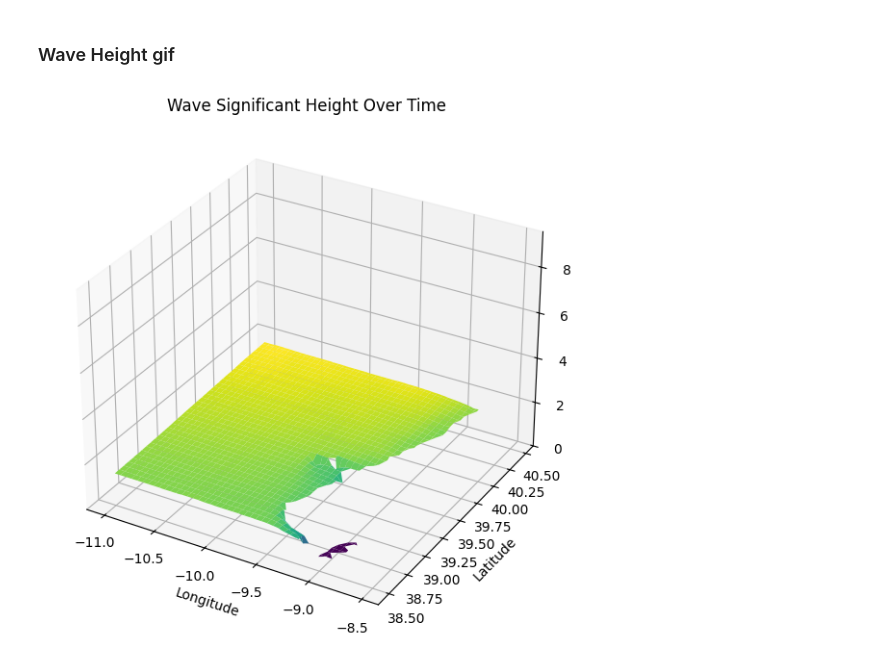
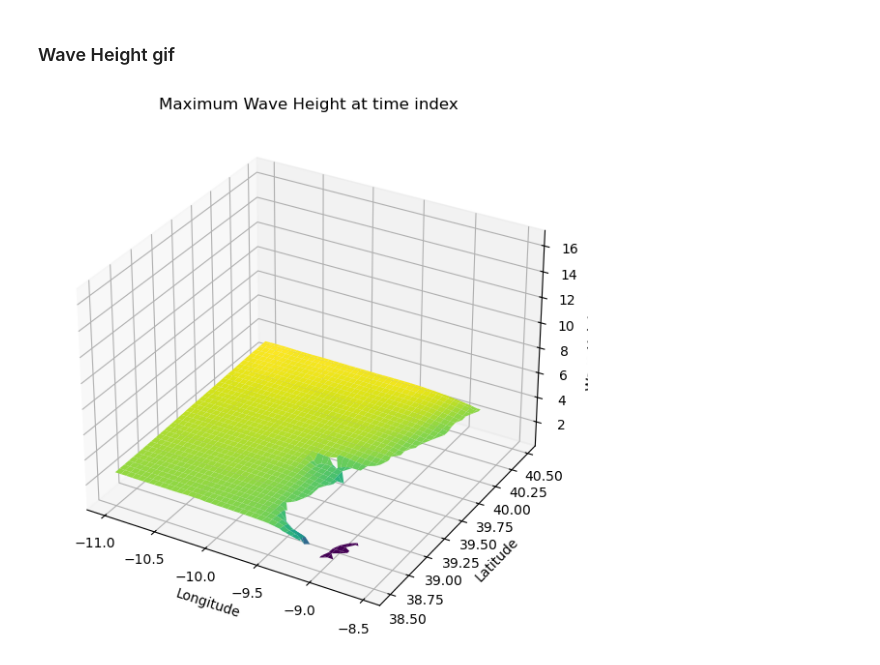
Before and after one commit to oghritik/Wave-Prediction, a Jupyter notebook: EDA.ipynb, the cells around one changed output. Saved outputs shown, nothing was run; the diff lists cells and outputs as text; code cells hidden in the pictures.

```diff
--- a/EDA.ipynb
+++ b/EDA.ipynb
@@ -435,7 +667,7 @@ ds_height = all_ds
 lat = ds_height.variables['latitude'][:]
 lon = ds_height.variables['longitude'][:]
 time = ds_height.variables['time'][:]
-vhmo = ds_height.variables['VHM0'][:]
+vhmo = ds_height.variables['VCMX'][:]
 
 # Meshgrid
 Lon, Lat = np.meshgrid(lon, lat)
@@ -443,35 +675,37 @@ Lon, Lat = np.meshgrid(lon, lat)
 # Choose interval to downsample frames
 interval = 100
 frames = list(range(0, len(time), interval))  # e.g., [0, 100, 200, ..., 20900]
 
 # Create figure and axis
 fig = plt.figure(figsize=(12, 7))
 ax = fig.add_subplot(111, projection='3d')
 zmin, zmax = np.nanmin(vhmo), np.nanmax(vhmo)
 ax.set_zlim(zmin, zmax)
 ax.set_xlabel('Longitude')
 ax.set_ylabel('Latitude')
 ax.set_zlabel('Wave Height (m)')
 
 # Initial surface
 surf = ax.plot_surface(Lon, Lat, vhmo[0, :, :], cmap='viridis', edgecolor='none')
-ax.set_title('Wave Significant Height Over Time')
+ax.set_title('Maximum Wave Height at time index')
 
 # Update function
 def update(frame_idx):
     global surf
     surf.remove()
     data = vhmo[frame_idx, :, :]
     surf = ax.plot_surface(Lon, Lat, data, cmap='viridis', edgecolor='none')
-    ax.set_title(f'Wave Significant Height at time index {frame_idx}')
+    ax.set_title(f'Maximum Wave Height at time index {frame_idx}')
     return surf,
 
 # Create animation (fps=10 → ~21 sec)
-anim = FuncAnimation(fig, update, frames=frames, interval=100)
+interr = 10
+
+anim = FuncAnimation(fig, update, frames=frames, interval= interr)
 
 plt.show()
 
 # Save as GIF
-anim.save('wave_height_animation.gif', writer=PillowWriter(fps=10))
+anim.save('wave_height_animation_10fps.gif', writer=PillowWriter(fps=10))
 # %% [output]
-[figure, old version]
+[figure, new version]
```
Also changed, not shown: parts of 23 cells of this notebook, 38 other files.
